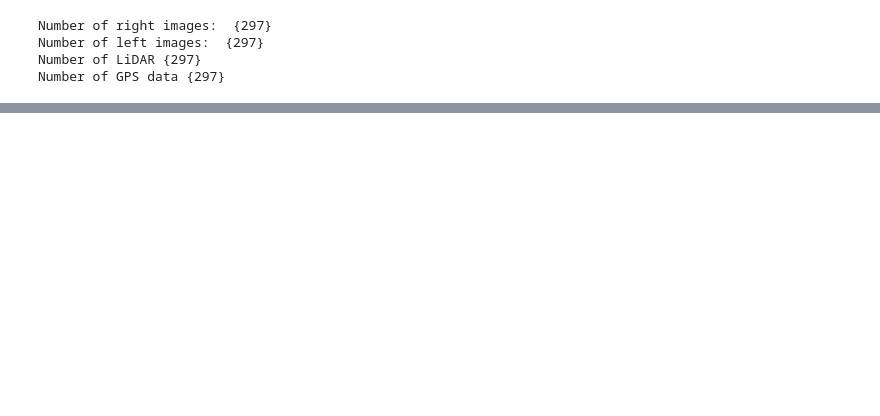
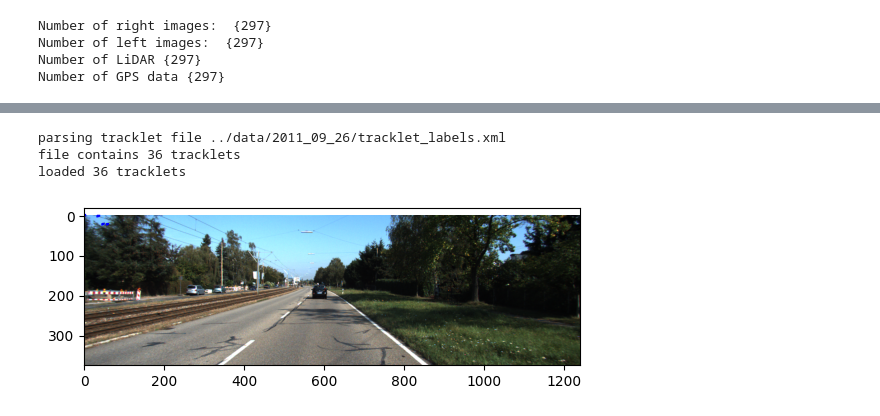
Before and after one commit to AbdilahiMJama/3D-Object-Detection-from-the-KITTI-dataset, a Jupyter notebook: testing.ipynb, the cells around one changed output, grey strips where cells are left out. Saved outputs shown, nothing was run; the diff lists cells and outputs as text; code cells hidden in the pictures; blank space fills up the shorter version.

```diff
--- a/testing.ipynb
+++ b/testing.ipynb
@@ -108,0 +356,22 @@ k.load_dataset(image_files,xml_file)
+# %%
+def getBoxDims(frame):
+    b,t = extractBoxes(tracklet_rects,tracklet_types,frame)
+    return [extractImageDims(frame,xml_file),b,t]
+# %%
+t = getBoxDims(0)
+for i in range(len(t[1])):
+    box = t[1][i]
+    row_x_1 = box[0][0]
+    row_x_2 = box[0][1]
+    row_x_3 = box[0][2]
+    row_y_1 = box[1][0]
+    row_y_2 = box[1][1]
+    row_y_3 = box[1][2]
+    row_z_1 = box[2][0]
+    row_z_2 = box[2][1]
+    row_z_3 = box[2][2]
+    masks = [row_x_1:row_x_3,row_y_1,row_y_2,row_y_3,row_z_1,row_z_2,row_z_3]
+    print(row_x_1,row_x_2,row_x_3,row_y_1,row_y_2,row_y_3,row_z_1,row_z_2,row_z_3)
+l,w,h = t[0]
+typ = t[2][0]
+typ
@@ -108,0 +388,27 @@ k.load_dataset(image_files,xml_file)
+# %%
+import matplotlib.pyplot as plt
+import numpy as np
+
+# Assuming you have already imported getBoxDims and have the necessary data
+t = getBoxDims(0)
+image = np.array(dataset.get_rgb(0)[0])  # Convert the Pillow image to a numpy array
+
+# Create a plot with the image
+plt.imshow(image)
+
+# Plot the bounding boxes
+for i in range(len(t[1])):
+    box = t[1][i]
+    box = t[1][i]
+    x = [box[0][0] ,box[0][1], box[0][2]]
+    y = [box[1][0],box[1][1], box[1][2]]
+    z = [box[2][0],box[2][1], box[2][2]]
+
+    plt.plot(x,y,z, color='b')  # Plot the rectangle
+
+plt.show()  # Display the plot
+# %% [output]
+parsing tracklet file ../data/2011_09_26/tracklet_labels.xml
+file contains 36 tracklets
+loaded 36 tracklets
+[figure, added]
```
Also changed, not shown: parts of 32 cells of this notebook.
